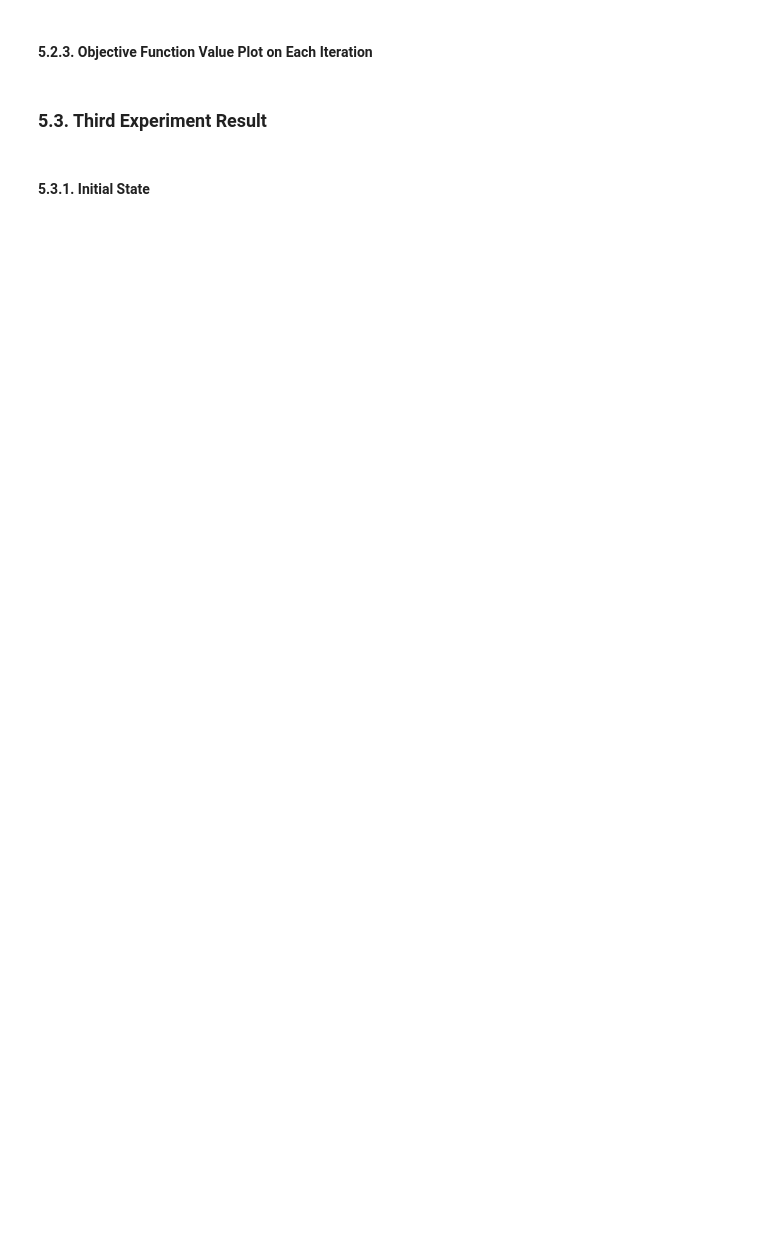
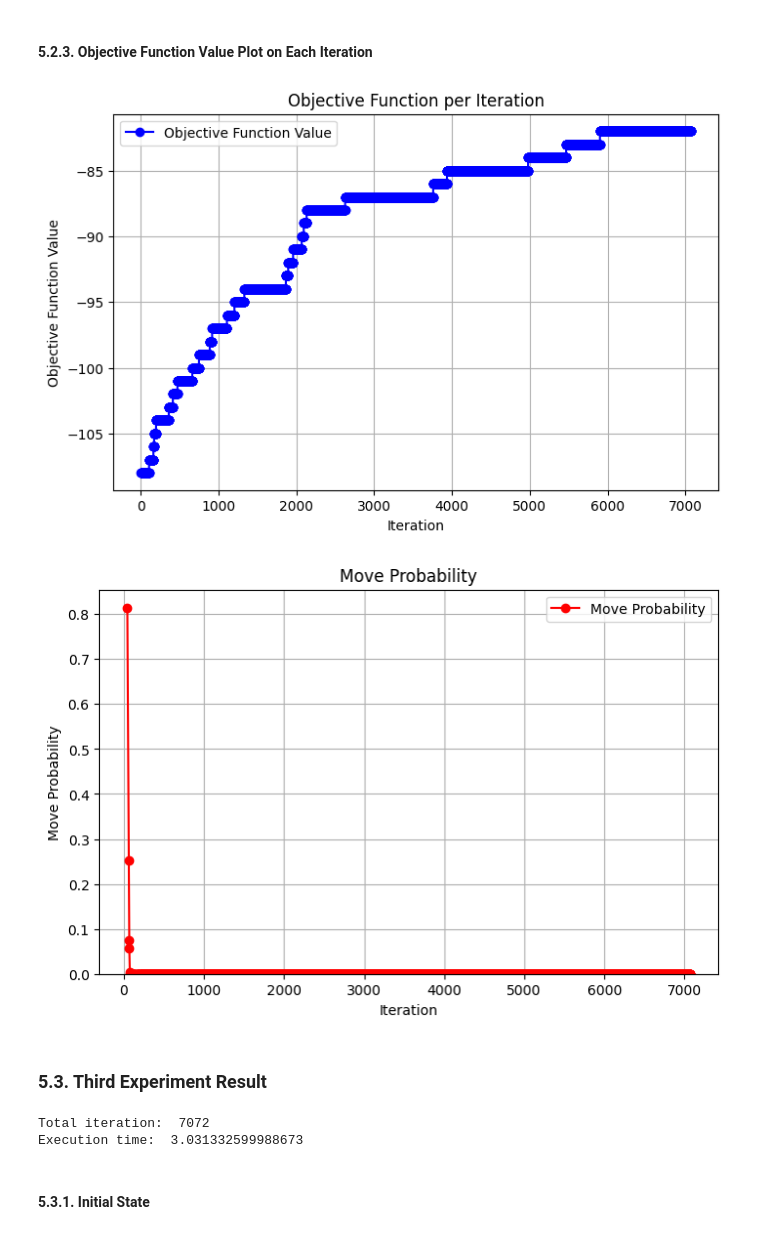
Before and after one commit to Zechtro/Tubes1_AI, a Jupyter notebook: src/Main.ipynb, the cells around one changed output. Drawn from its saved outputs; the diff is of its cells as text; code cells hidden in the pictures; blank space fills up the shorter version.

```diff
--- a/src/Main.ipynb
+++ b/src/Main.ipynb
@@ -316,6 +498,18 @@ displayPlotProbabilityMove(e_probs_each_experiment[1])
 # %% [markdown]
 #### 5.2.3. Objective Function Value Plot on Each Iteration
+# %%
+displayPlotValuePerIteration(values_each_experiment[1])
+displayPlotProbabilityMove(e_probs_each_experiment[1])
+# %% [output]
+[figure, added]
+[figure, added]
 # %% [markdown]
 ### 5.3. Third Experiment Result
+# %%
+print("Total iteration: ", iteration_each_experiment[2])
+print("Execution time: ", exec_time_each_experiment[2])
+# %% [output]
+Total iteration:  7072
+Execution time:  3.031332599988673
 # %% [markdown]
 #### 5.3.1. Initial State
```
Also changed, not shown: parts of 52 cells of this notebook, 4 other files.
